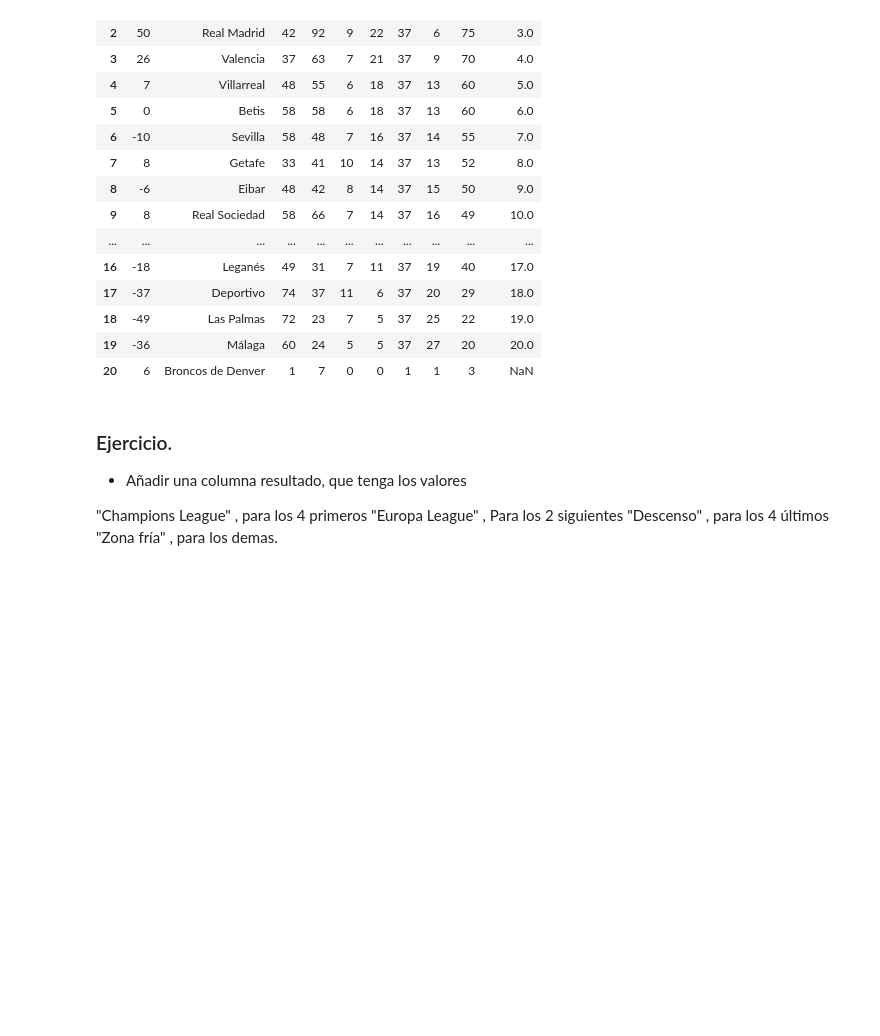
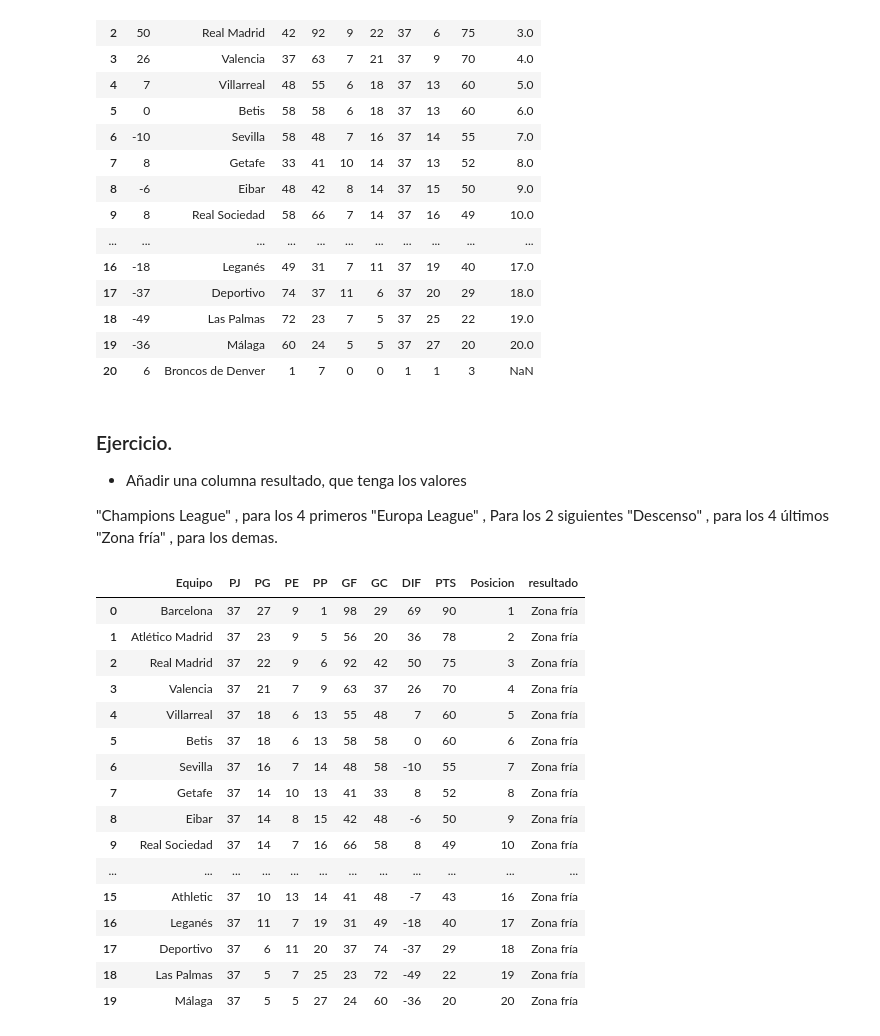
Before and after one commit to jaimevalero/python-machine-learning-book-2nd-edition, a Jupyter notebook: ejercicios/Ejercicio 01 - Manejo DataFrame.ipynb, the cells around one changed output. Saved outputs shown, nothing was run; the diff lists cells and outputs as text; code cells hidden in the pictures; blank space fills up the shorter version.

```diff
--- a/ejercicios/Ejercicio 01 - Manejo DataFrame.ipynb
+++ b/ejercicios/Ejercicio 01 - Manejo DataFrame.ipynb
@@ -224,3 +224,24 @@ pd.concat([df, df_new_team], ignore_index=True)
  "Europa League"    , Para los 2 siguientes
  "Descenso"         , para los 4 últimos
  "Zona fría"        , para los demas.
+# %%
+df["resultado"] = "Zona fría"
+df
+# %% [output]
+|  | Equipo | PJ | PG | PE | PP | GF | GC | DIF | PTS | Posicion | resultado |
+| 0 | Barcelona | 37 | 27 | 9 | 1 | 98 | 29 | 69 | 90 | 1 | Zona fría |
+| 1 | Atlético Madrid | 37 | 23 | 9 | 5 | 56 | 20 | 36 | 78 | 2 | Zona fría |
+| 2 | Real Madrid | 37 | 22 | 9 | 6 | 92 | 42 | 50 | 75 | 3 | Zona fría |
+| 3 | Valencia | 37 | 21 | 7 | 9 | 63 | 37 | 26 | 70 | 4 | Zona fría |
+| 4 | Villarreal | 37 | 18 | 6 | 13 | 55 | 48 | 7 | 60 | 5 | Zona fría |
+| 5 | Betis | 37 | 18 | 6 | 13 | 58 | 58 | 0 | 60 | 6 | Zona fría |
+| 6 | Sevilla | 37 | 16 | 7 | 14 | 48 | 58 | -10 | 55 | 7 | Zona fría |
+| 7 | Getafe | 37 | 14 | 10 | 13 | 41 | 33 | 8 | 52 | 8 | Zona fría |
+| 8 | Eibar | 37 | 14 | 8 | 15 | 42 | 48 | -6 | 50 | 9 | Zona fría |
+| 9 | Real Sociedad | 37 | 14 | 7 | 16 | 66 | 58 | 8 | 49 | 10 | Zona fría |
+| ... | ... | ... | ... | ... | ... | ... | ... | ... | ... | ... | ... |
+| 15 | Athletic | 37 | 10 | 13 | 14 | 41 | 48 | -7 | 43 | 16 | Zona fría |
+| 16 | Leganés | 37 | 11 | 7 | 19 | 31 | 49 | -18 | 40 | 17 | Zona fría |
+| 17 | Deportivo | 37 | 6 | 11 | 20 | 37 | 74 | -37 | 29 | 18 | Zona fría |
+| 18 | Las Palmas | 37 | 5 | 7 | 25 | 23 | 72 | -49 | 22 | 19 | Zona fría |
+| 19 | Málaga | 37 | 5 | 5 | 27 | 24 | 60 | -36 | 20 | 20 | Zona fría |
```
Also changed, not shown: parts of 1 cell of this notebook, 2 other files.
